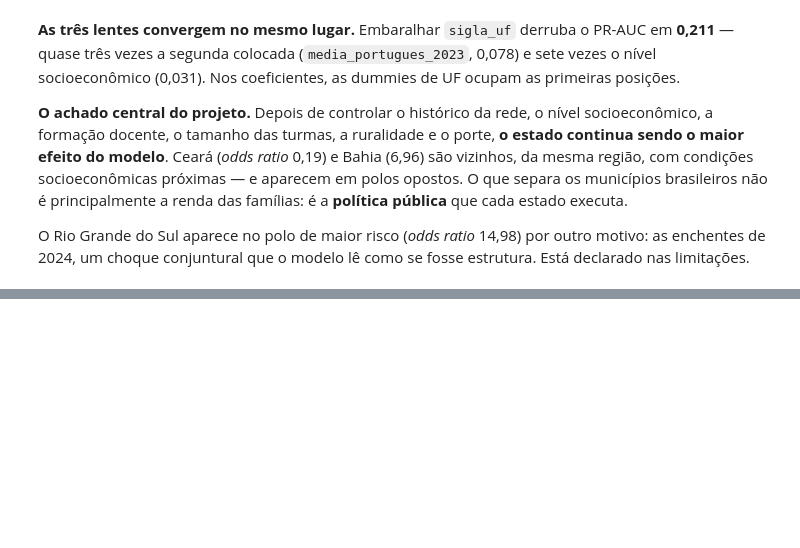
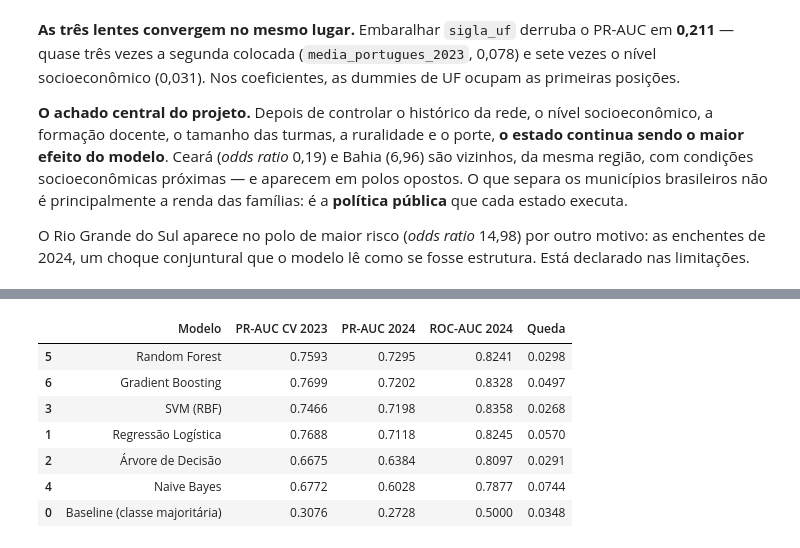
Before and after one commit to damske-h/1IAST-Fase3, a Jupyter notebook: notebooks/03_modelagem.ipynb, the cells around one changed output, grey strips where cells are left out. Saved outputs shown, nothing was run; the diff lists cells and outputs as text; code cells hidden in the pictures; blank space fills up the shorter version.

```diff
--- a/notebooks/03_modelagem.ipynb
+++ b/notebooks/03_modelagem.ipynb
@@ -810,0 +819,44 @@ nas limitações.
+# %%
+# ============================================================
+# 17. SPLIT TEMPORAL — TREINO 2023, HOLDOUT 2024
+# ============================================================
+
+from src.preprocessing import carregar_base_ml
+
+HISTORICO_COMUM = ["ideb_2021", "taxa_aprovacao_2021"]   # existe nos dois ciclos
+COLUNAS_TEMPORAL = HISTORICO_COMUM + ATUALIDADE
+
+dois_ciclos = carregar_base_ml().drop(columns=["_gold_processed_at"])
+dois_ciclos["em_risco"] = (dois_ciclos["taxa_alfabetizacao"] < LIMIAR_RISCO).astype(int)
+
+treino_23 = dois_ciclos[dois_ciclos["ano"] == 2023]
+teste_24 = dois_ciclos[dois_ciclos["ano"] == 2024]
+y_23, y_24 = treino_23["em_risco"].to_numpy(), teste_24["em_risco"].to_numpy()
+
+linhas_temporal = []
+for nome, estimador in modelos.items():
+    pipe = construir_pipeline(estimador=estimador, numericas=COLUNAS_TEMPORAL)
+    cv = cross_validate(pipe, treino_23, y_23, cv=skf,
+                        scoring=["average_precision"], n_jobs=-1)
+    pipe.fit(treino_23, y_23)
+    metricas = avaliar(y_24, pipe.predict(teste_24),
+                       pipe.predict_proba(teste_24)[:, 1])
+    linhas_temporal.append({
+        "Modelo": nome,
+        "PR-AUC CV 2023": cv["test_average_precision"].mean(),
+        "PR-AUC 2024": metricas["pr_auc"],
+        "ROC-AUC 2024": metricas["roc_auc"],
+        "Queda": cv["test_average_precision"].mean() - metricas["pr_auc"],
+    })
+
+temporal = pd.DataFrame(linhas_temporal).sort_values("PR-AUC 2024", ascending=False)
+temporal.round(4)
+# %% [output]
+|  | Modelo | PR-AUC CV 2023 | PR-AUC 2024 | ROC-AUC 2024 | Queda |
+| 5 | Random Forest | 0.7593 | 0.7295 | 0.8241 | 0.0298 |
+| 6 | Gradient Boosting | 0.7699 | 0.7202 | 0.8328 | 0.0497 |
+| 3 | SVM (RBF) | 0.7466 | 0.7198 | 0.8358 | 0.0268 |
+| 1 | Regressão Logística | 0.7688 | 0.7118 | 0.8245 | 0.0570 |
+| 2 | Árvore de Decisão | 0.6675 | 0.6384 | 0.8097 | 0.0291 |
+| 4 | Naive Bayes | 0.6772 | 0.6028 | 0.7877 | 0.0744 |
+| 0 | Baseline (classe majoritária) | 0.3076 | 0.2728 | 0.5000 | 0.0348 |
```
Also changed, not shown: parts of 7 cells of this notebook, 1 other file.
